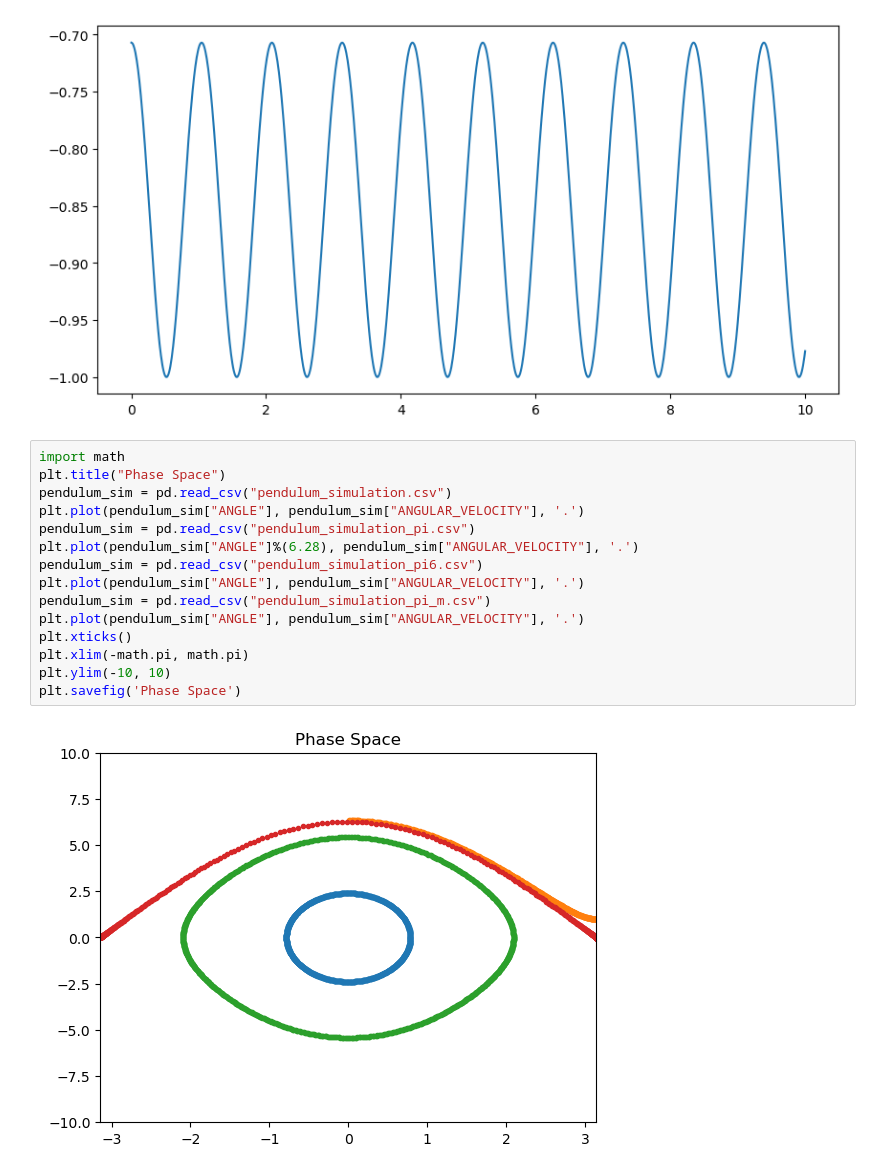
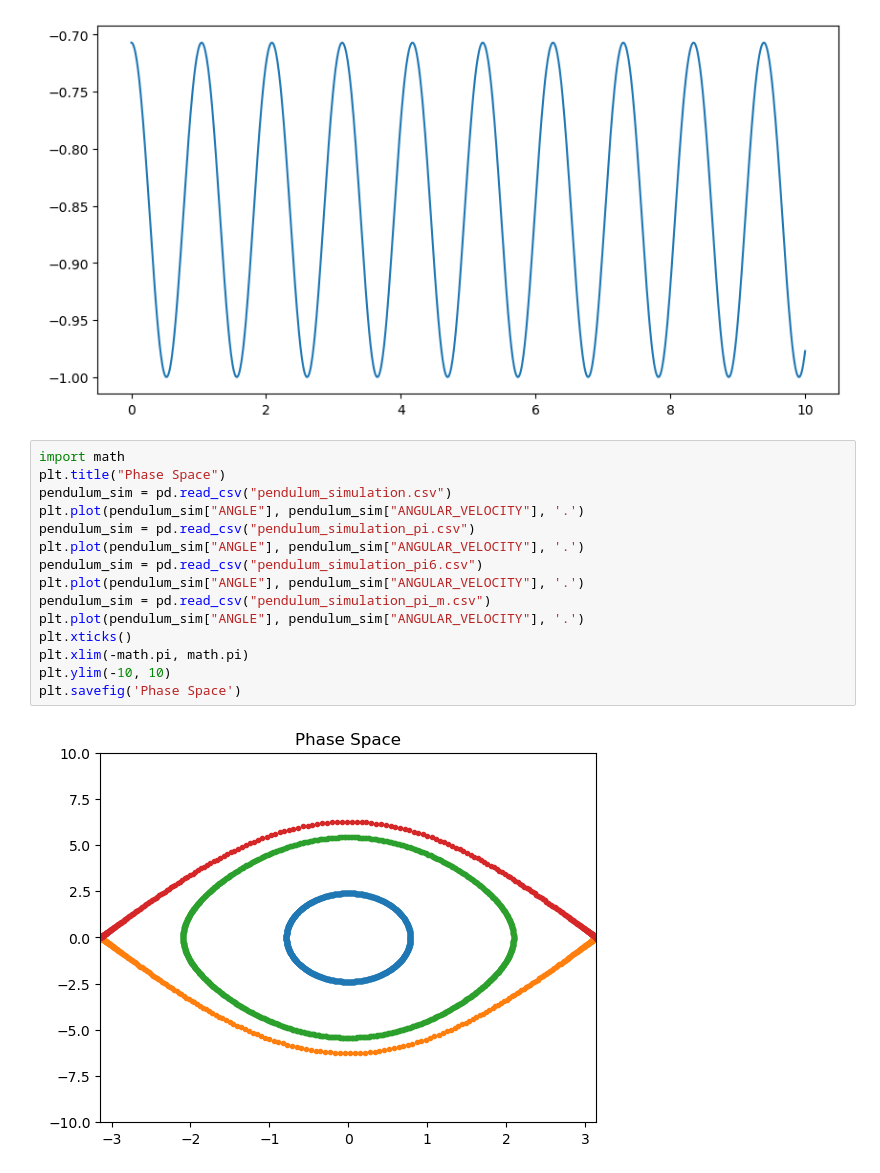
Before and after one commit to QuentinJian/Pendulum-simulation, a Jupyter notebook: plot_graph.ipynb, the cells around one changed output. Drawn from its saved outputs; the diff is of its cells as text.

```diff
--- a/plot_graph.ipynb
+++ b/plot_graph.ipynb
@@ -31,17 +31,17 @@ plt.plot(pendulum_sim["TIME"], -np.cos(pendulum_sim["ANGLE"]))
 # %%
 import math
 plt.title("Phase Space")
 pendulum_sim = pd.read_csv("pendulum_simulation.csv")
 plt.plot(pendulum_sim["ANGLE"], pendulum_sim["ANGULAR_VELOCITY"], '.')
 pendulum_sim = pd.read_csv("pendulum_simulation_pi.csv")
-plt.plot(pendulum_sim["ANGLE"]%(6.28), pendulum_sim["ANGULAR_VELOCITY"], '.')
+plt.plot(pendulum_sim["ANGLE"], pendulum_sim["ANGULAR_VELOCITY"], '.')
 pendulum_sim = pd.read_csv("pendulum_simulation_pi6.csv")
 plt.plot(pendulum_sim["ANGLE"], pendulum_sim["ANGULAR_VELOCITY"], '.')
 pendulum_sim = pd.read_csv("pendulum_simulation_pi_m.csv")
 plt.plot(pendulum_sim["ANGLE"], pendulum_sim["ANGULAR_VELOCITY"], '.')
 plt.xticks()
 plt.xlim(-math.pi, math.pi)
 plt.ylim(-10, 10)
 plt.savefig('Phase Space')
 # %% [output]
-[figure, old version]
+[figure, new version]
```
Also changed, not shown: 7 other files.
